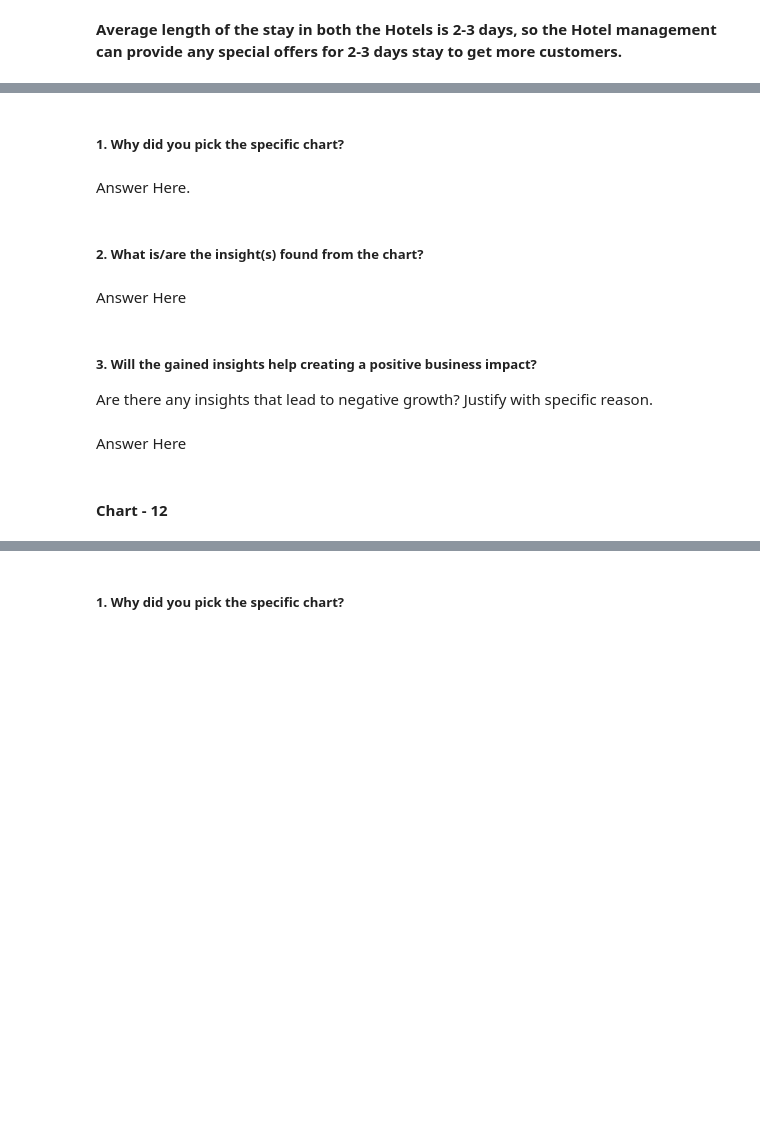
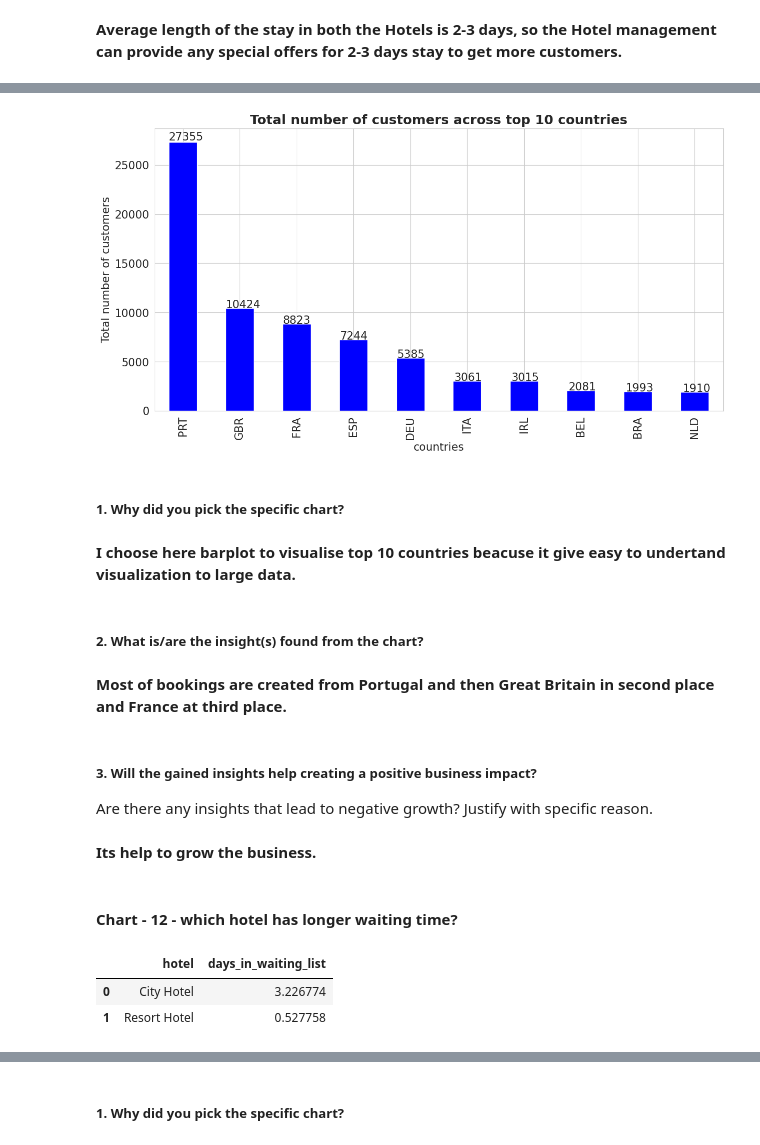
Before and after one commit to ManisankarDey/Hotel_Booking_Analysis, a Jupyter notebook: Copy_of_Sample_EDA_Submission_Main_Template.ipynb, the cells around one changed output, grey strips where cells are left out. Drawn from its saved outputs; the diff is of its cells as text; code cells hidden in the pictures; blank space fills up the shorter version.

```diff
--- a/Copy_of_Sample_EDA_Submission_Main_Template.ipynb
+++ b/Copy_of_Sample_EDA_Submission_Main_Template.ipynb
@@ -820,0 +855,4 @@ Are there any insights that lead to negative growth? Justify with specific reaso
+# %%
+# Fetching top 10 countries of maximum customers
+country_counts = df['country'].value_counts().head(10)
+country_counts
@@ -821,17 +871,34 @@ Are there any insights that lead to negative growth? Justify with specific reaso
+# %%
+# Plot the graph for maximum number of customers from top 10 different countries
+plt.figure(figsize = (14,7))
+ax = country_counts.plot(kind='bar', color = 'blue')
+plt.title('Total number of customers across top 10 countries', weight = 'bold')
+plt.ylabel('Total number of customers')
+plt.xlabel('countries')
+for p in ax.patches:
+    ax.annotate(str(p.get_height()), (p.get_x() * 1.005, p.get_height() * 1.005))
+# %% [output]
+[figure, added]
 # %% [markdown]
 ##### 1. Why did you pick the specific chart?
-# %% [markdown]
-Answer Here.
+# %% [markdown]
+**I choose here barplot to visualise top 10 countries beacuse it give easy to undertand visualization to large data.**
 # %% [markdown]
 ##### 2. What is/are the insight(s) found from the chart?
-# %% [markdown]
-Answer Here
+# %% [markdown]
+**Most of bookings are created from Portugal and then Great Britain in second place and France at third place.**
 # %% [markdown]
 ##### 3. Will the gained insights help creating a positive business impact?
 Are there any insights that lead to negative growth? Justify with specific reason.
-# %% [markdown]
-Answer Here
+# %% [markdown]
+**Its help to grow the business.**
 # %% [markdown]
-#### Chart - 12
+#### **Chart - 12 - which hotel has longer waiting time?**
 # %%
 # Chart - 12 visualization code
+Waiting_time = df.groupby('hotel')['days_in_waiting_list'].mean().reset_index()
+Waiting_time
+# %% [output]
+|  | hotel | days_in_waiting_list |
+| 0 | City Hotel | 3.226774 |
+| 1 | Resort Hotel | 0.527758 |
```
Also changed, not shown: parts of 19 cells of this notebook.
